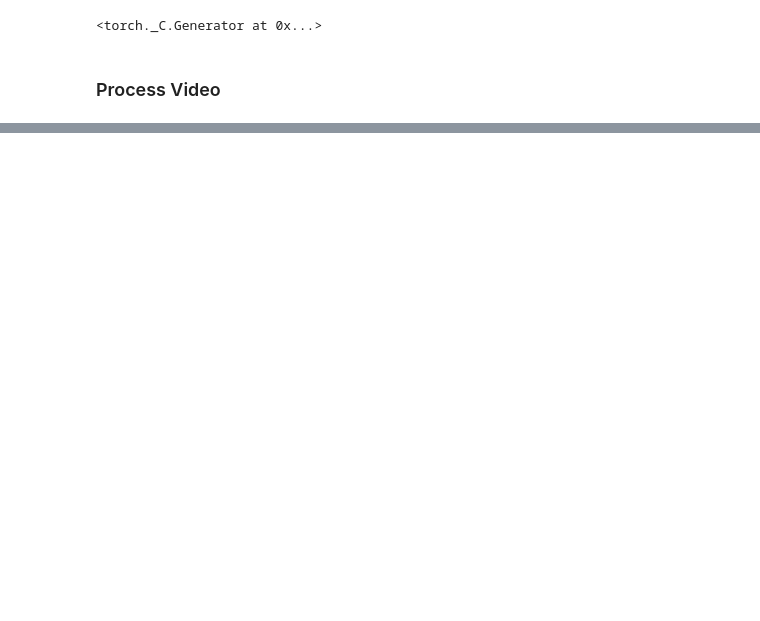
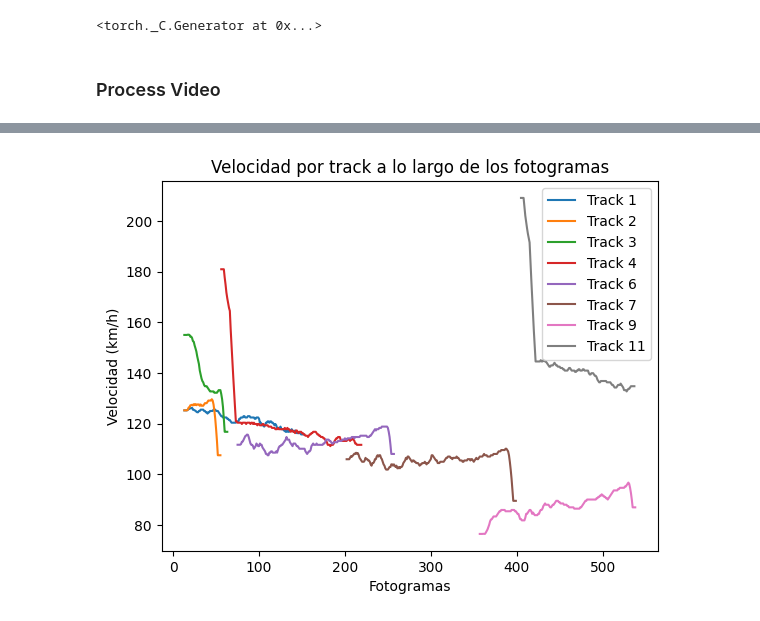
Before and after one commit to VinicioStalin-27/usfq_deep_learning, a Jupyter notebook: src/estimate_tracking.ipynb, the cells around one changed output, grey strips where cells are left out. Drawn from its saved outputs; the diff is of its cells as text; code cells hidden in the pictures; blank space fills up the shorter version.

```diff
--- a/src/estimate_tracking.ipynb
+++ b/src/estimate_tracking.ipynb
@@ -148,3 +169,22 @@ NameError: name 'np' is not defined
+# %%
+df["speed_smoth"] = (
+    df.groupby("track_id")["speed"]
+      .transform(lambda x: x.rolling(window=7, center=True)
+                          .mean()
+                          .fillna(method="bfill")
+                          .fillna(method="ffill"))
+)
+# %%
+for track_id, group in df.groupby("track_id"):
+    plt.plot(group["frames"], group["speed_smoth"], label=f"Track {track_id}")
+
+plt.legend()
+plt.xlabel("Fotogramas")
+plt.ylabel("Velocidad (km/h)")
+plt.title("Velocidad por track a lo largo de los fotogramas")
+plt.show()
+# %% [output]
+[figure, added]
 # %%
 # --- 2. Dataset
 class TrackingDataset(Dataset):
```
Also changed, not shown: parts of 13 cells of this notebook, 1 other file.
